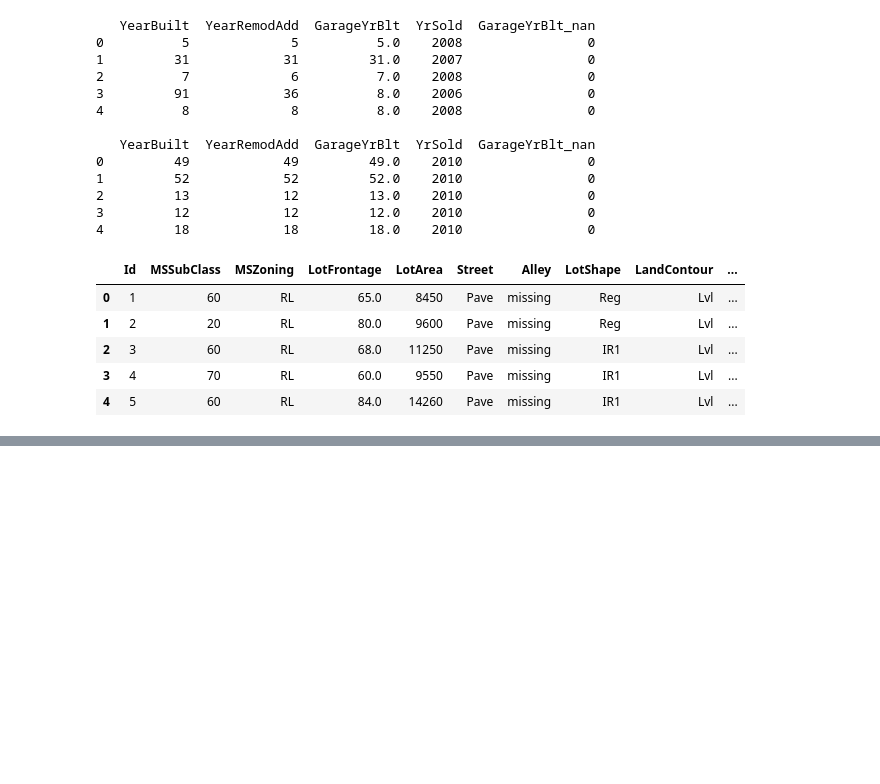
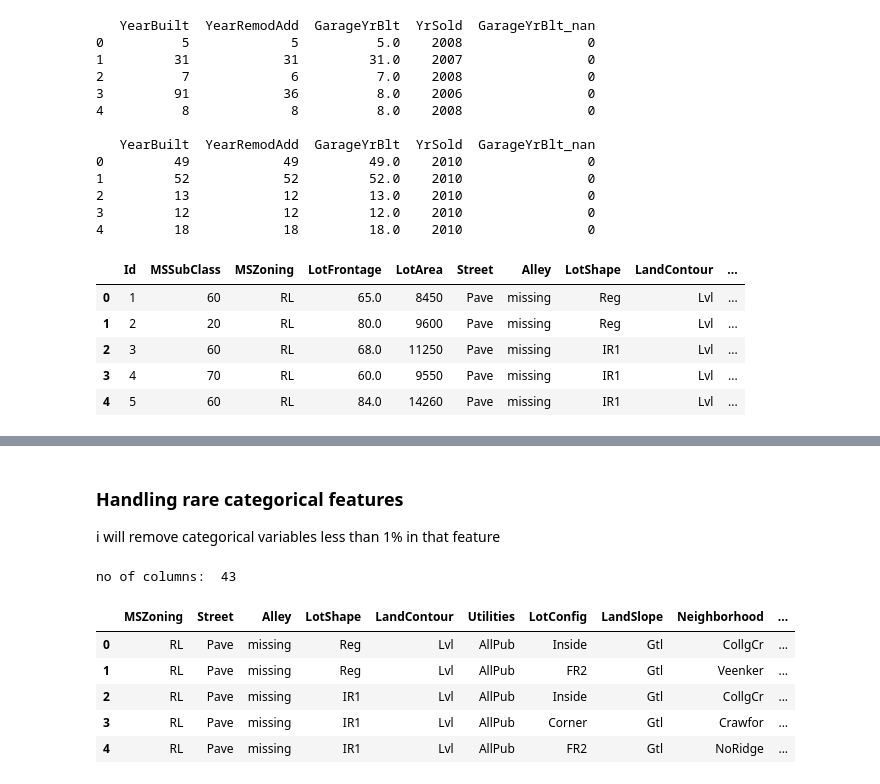
Before and after one commit to ShahulHam33d/House_price_prediction, a Jupyter notebook: FE-House_price_prediction.ipynb, the cells around one changed output, grey strips where cells are left out. Saved outputs shown, nothing was run; the diff lists cells and outputs as text; code cells hidden in the pictures; blank space fills up the shorter version.

```diff
--- a/FE-House_price_prediction.ipynb
+++ b/FE-House_price_prediction.ipynb
@@ -234,0 +289,16 @@ df_train.head()
+# %% [markdown]
+### Handling rare categorical features
+i will remove categorical variables less than 1% in that feature
+# %%
+tr_cat_features = [feature for feature in df_train.columns if df_train[feature].dtype == "O"]
+tt_cat_features = [feature for feature in df_test.columns if df_test[feature].dtype == "O"]
+print("no of columns: ",len(tr_cat_features))
+df_train[tr_cat_features].head()
+# %% [output]
+no of columns:  43
+|  | MSZoning | Street | Alley | LotShape | LandContour | Utilities | LotConfig | LandSlope | Neighborhood | ... |
+| 0 | RL | Pave | missing | Reg | Lvl | AllPub | Inside | Gtl | CollgCr | ... |
+| 1 | RL | Pave | missing | Reg | Lvl | AllPub | FR2 | Gtl | Veenker | ... |
+| 2 | RL | Pave | missing | IR1 | Lvl | AllPub | Inside | Gtl | CollgCr | ... |
+| 3 | RL | Pave | missing | IR1 | Lvl | AllPub | Corner | Gtl | Crawfor | ... |
+| 4 | RL | Pave | missing | IR1 | Lvl | AllPub | FR2 | Gtl | NoRidge | ... |
```
Also changed, not shown: parts of 11 cells of this notebook.
